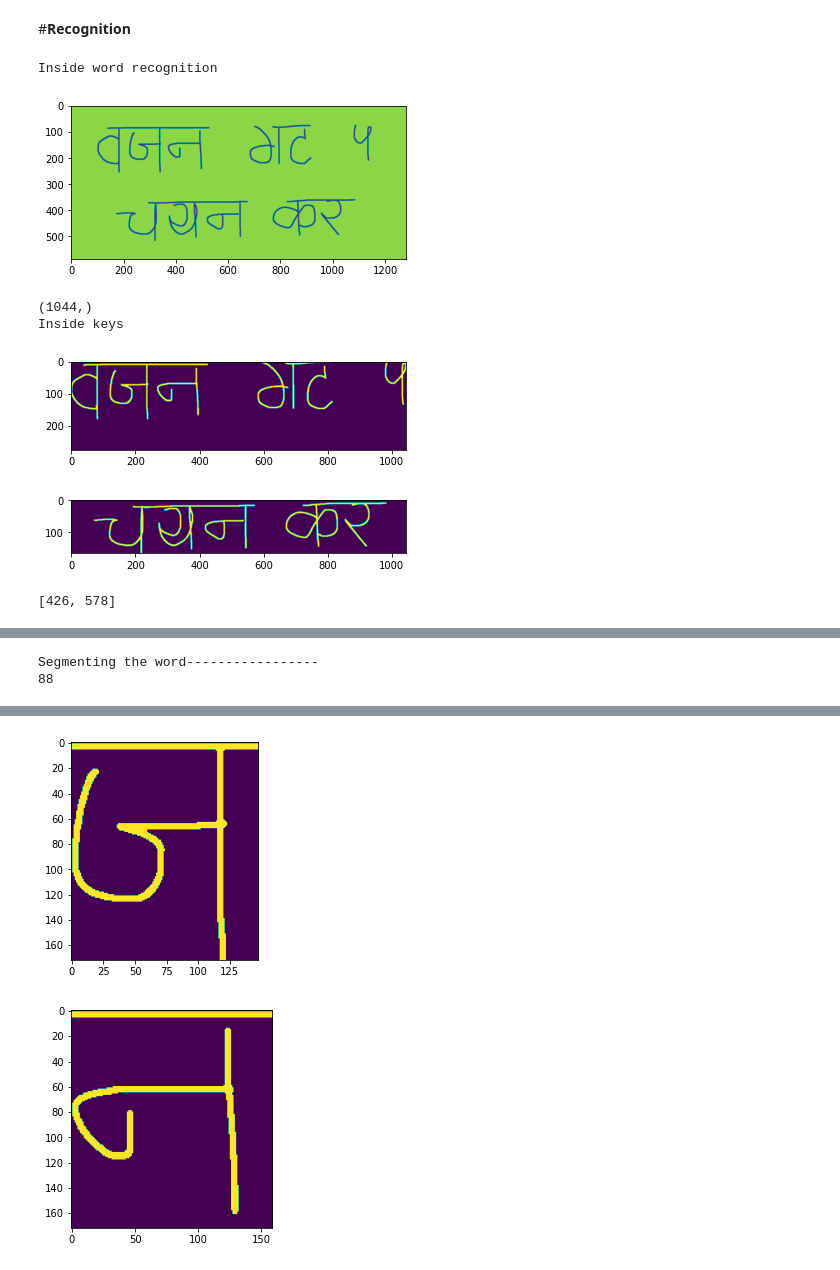
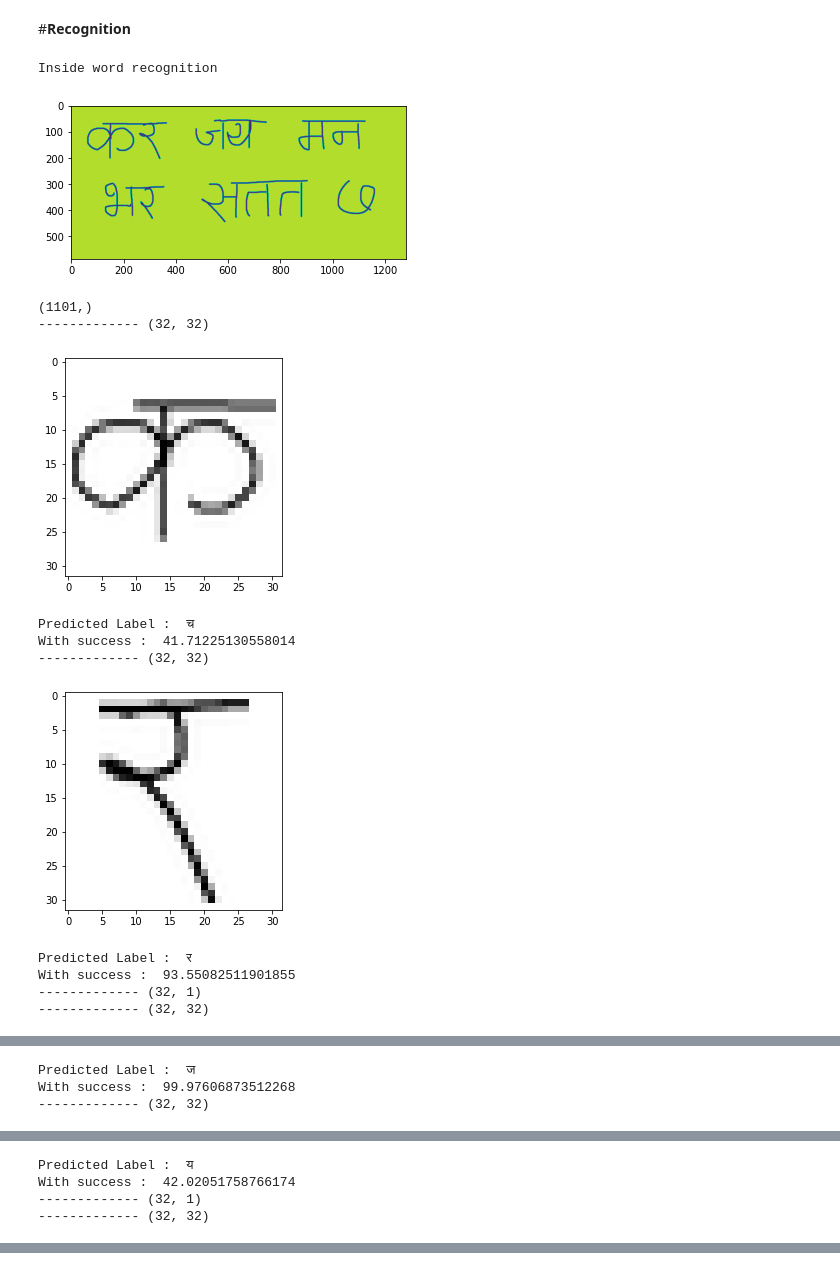
Before and after one commit to revatim/Devanagri-image-to-text, a Jupyter notebook: CS617_Project.ipynb, the cells around one changed output, grey strips where cells are left out. Cells and saved outputs as stored; diff of their text form; code cells hidden in the pictures.

```diff
--- a/CS617_Project.ipynb
+++ b/CS617_Project.ipynb
@@ -603,7 +495,6 @@ def split_into_lines(img, thresh):
   segmented_templates = []
   first = 0
   for key in new_keys[1:]:
-    print("Inside keys")
     segment = border[first:key]
     segmented_templates.append(segment)
     ## show words
@@ -611,9 +502,9 @@ def split_into_lines(img, thresh):
 
   last_segment = border[new_keys[-1]:]
   segmented_templates.append(last_segment)
-  for shw in segmented_templates:
-    plt.imshow(shw)
-    plt.show()
+  # for shw in segmented_templates:
+  #   plt.imshow(shw)
+  #   plt.show()
   return segmented_templates
 # %% [markdown]
 ##Preprocess Image main function
@@ -644,35 +535,29 @@ def preprocess_image(img_unp):
   top_bottom = get_borders(inv_img, text_color)
   left_right = get_borders(inv_img.T, text_color) # Use same code to trim left and right sides by sending img transpose
 
-  control_var = 2
+  control_var = 0
   trimmed_img = inv_img[top_bottom[0] + control_var : top_bottom[1] - control_var, left_right[0] + control_var : left_right[1] - control_var]
 
   line_segments = split_into_lines(trimmed_img, text_color) ## Has an array of width 1 in the end
 
   for line in line_segments:
     ## Trim Line
-    top_bottom = get_borders(line, text_color)
-    left_right = get_borders(line.T, text_color) # Use same code to trim left and right sides by sending img transpose
-
-    control_var = 2
-    trimmed_img = line[top_bottom[0] + control_var : top_bottom[1] - control_var, left_right[0] + control_var : left_right[1] - control_var]
-
-    word_segments = split_into_words(trimmed_img, text_color) ## Has an array of width 1 in the end
+    word_segments = split_into_words(line, text_color) ## Has an array of width 1 in the end
 
     for inv_img in word_segments:
       ## Trim word
       top_bottom = get_borders(inv_img, text_color)
-      left_right = get_borders(inv_img.T, text_color) # Use same code to trim left and right sides by sending img transpose
+      left_right = get_borders(inv_img.T, text_color)
       control_var = 0
-      trimmed_img = inv_img[top_bottom[0] + control_var : top_bottom[1] - control_var, left_right[0] + control_var : left_right[1] - control_var]
-
-      ## Seperate into letters - trimmed_img here is a word
-      letter_segments = segmentation(trimmed_img, text_color)
+      word_trimmed = inv_img[top_bottom[0] + control_var : top_bottom[1] - control_var, left_right[0] + control_var : left_right[1] - control_var]
+      # plt.imshow(word_trimmed)
+      # plt.show()
+      letter_segments = segmentation(word_trimmed, text_color)
 
       ## resize the letters to fit 32*32
       resized_image = image_resize(letter_segments, text_color)
       letters.extend(resized_image)
-      # letters.extend('space')
+
   return letters
 # %%
 # path_1 = "test5.png"
@@ -697,12 +582,18 @@ def recognition_word(img_path):
   print(*labels, sep = "")
   return
 # %%
-recognition_word("page_2.jpeg")
+recognition_word("page_1.jpeg")
 # %% [output]
 Inside word recognition
-[figure, old version]
+[figure, new version]
-(1044,)
-Inside keys
+(1101,)
+------------- (32, 32)
-[figure, old version]
+[figure, new version]
+Predicted Label :  च
+With success :  41.71225130558014
+------------- (32, 32)
-[figure, old version]
+[figure, new version]
-[426, 578]
+Predicted Label :  र
+With success :  93.55082511901855
+------------- (32, 1)
+------------- (32, 32)
@@ -709,0 +601,3 @@ Inside keys
+Predicted Label :  ज
+With success :  99.97606873512268
+------------- (32, 32)
@@ -711,2 +605,4 @@ Inside keys
-Segmenting the word-----------------
-88
+Predicted Label :  य
+With success :  42.02051758766174
+------------- (32, 1)
+------------- (32, 32)
@@ -714,2 +609,0 @@ Segmenting the word-----------------
-[figure, removed]
-[figure, removed]
```
Also changed, not shown: parts of 29 cells of this notebook.
